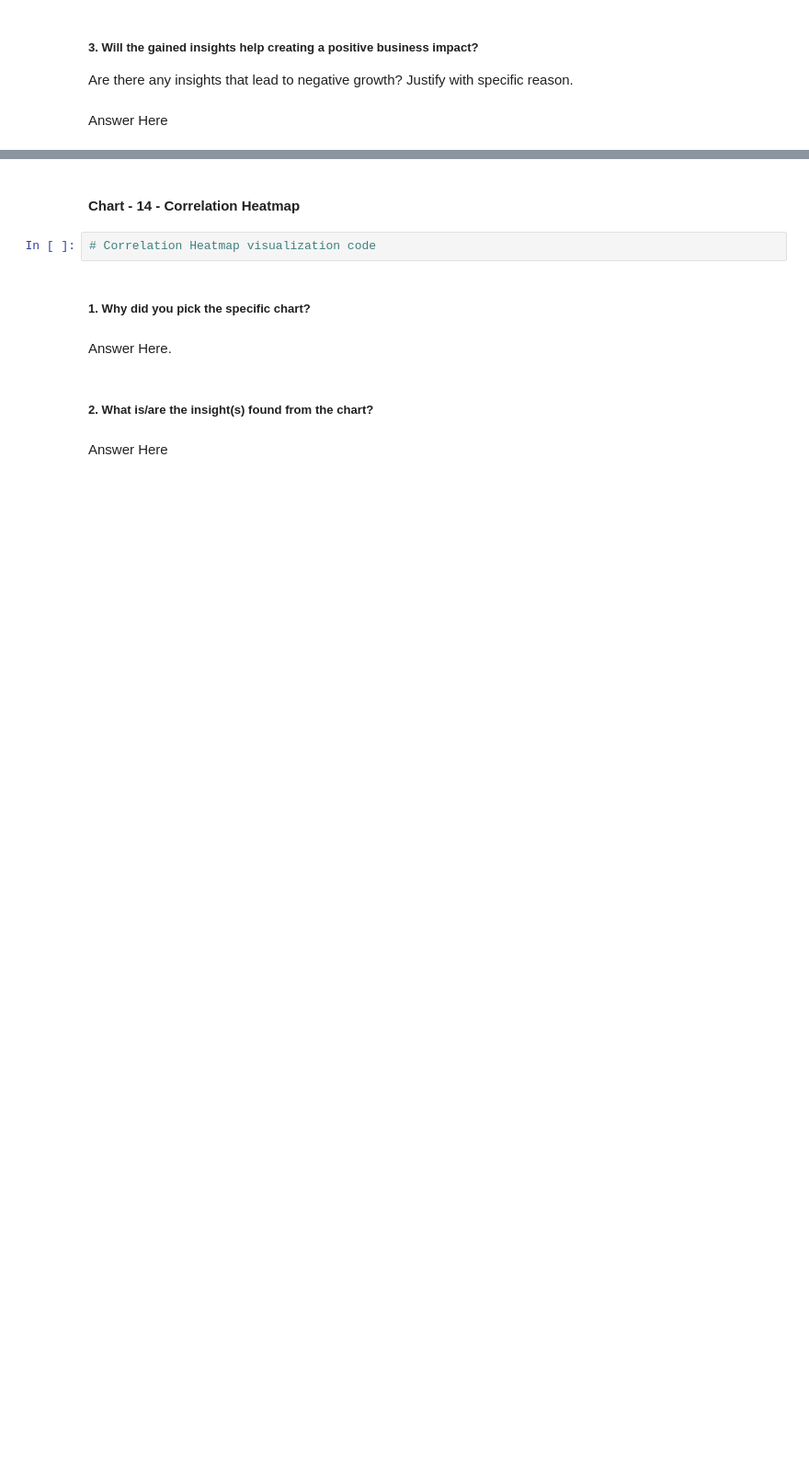
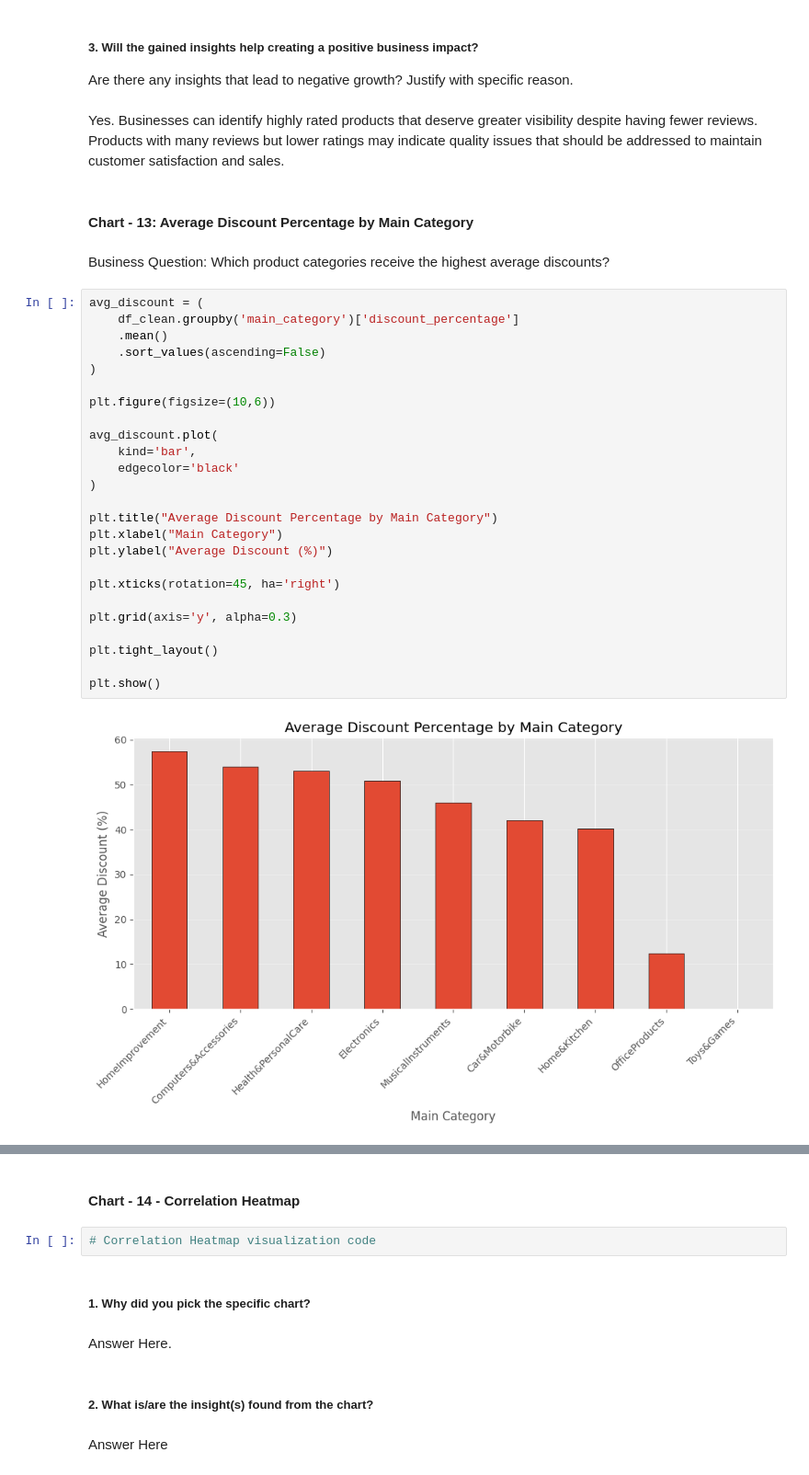
Before and after one commit to ArpitaGuniyal/Amazon-Sales-EDA, a Jupyter notebook: amazon_sales_eda.ipynb, the cells around one changed output, grey strips where cells are left out. Shown at 92% size. Drawn from its saved outputs; the diff is of its cells as text; blank space fills up the shorter version.

```diff
--- a/amazon_sales_eda.ipynb
+++ b/amazon_sales_eda.ipynb
@@ -937,5 +967,36 @@ Answer Here
 # %% [markdown]
 ##### 3. Will the gained insights help creating a positive business impact?
 Are there any insights that lead to negative growth? Justify with specific reason.
-# %% [markdown]
-Answer Here
+# %% [markdown]
+Yes. Businesses can identify highly rated products that deserve greater visibility despite having fewer reviews. Products with many reviews but lower ratings may indicate quality issues that should be addressed to maintain customer satisfaction and sales.
+# %% [markdown]
+#### Chart - 13: Average Discount Percentage by Main Category
+# %% [markdown]
+Business Question: Which product categories receive the highest average discounts?
+# %%
+avg_discount = (
+    df_clean.groupby('main_category')['discount_percentage']
+    .mean()
+    .sort_values(ascending=False)
+)
+
+plt.figure(figsize=(10,6))
+
+avg_discount.plot(
+    kind='bar',
+    edgecolor='black'
+)
+
+plt.title("Average Discount Percentage by Main Category")
+plt.xlabel("Main Category")
+plt.ylabel("Average Discount (%)")
+
+plt.xticks(rotation=45, ha='right')
+
+plt.grid(axis='y', alpha=0.3)
+
+plt.tight_layout()
+
+plt.show()
+# %% [output]
+[figure, added]
```
Also changed, not shown: parts of 60 cells of this notebook.
